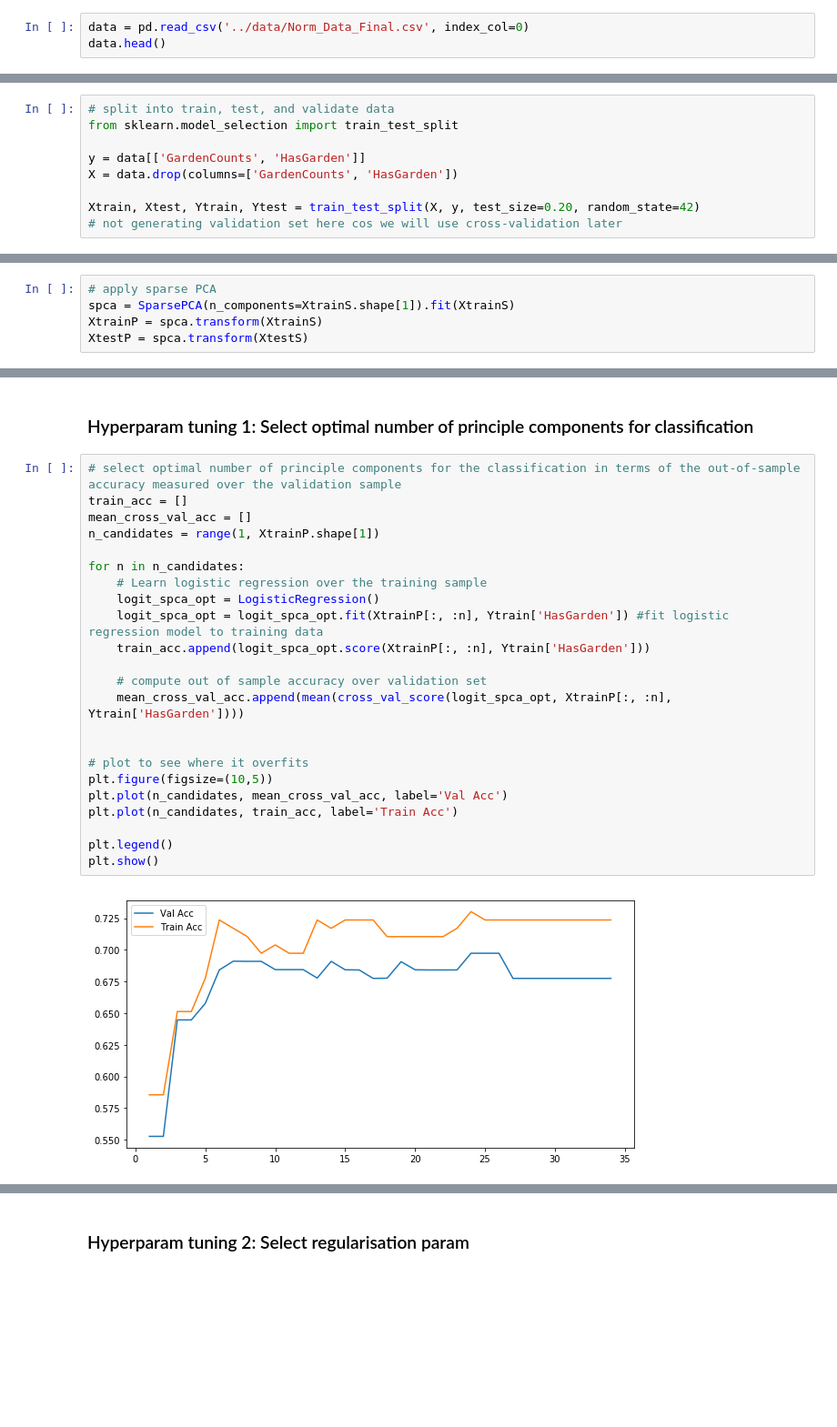
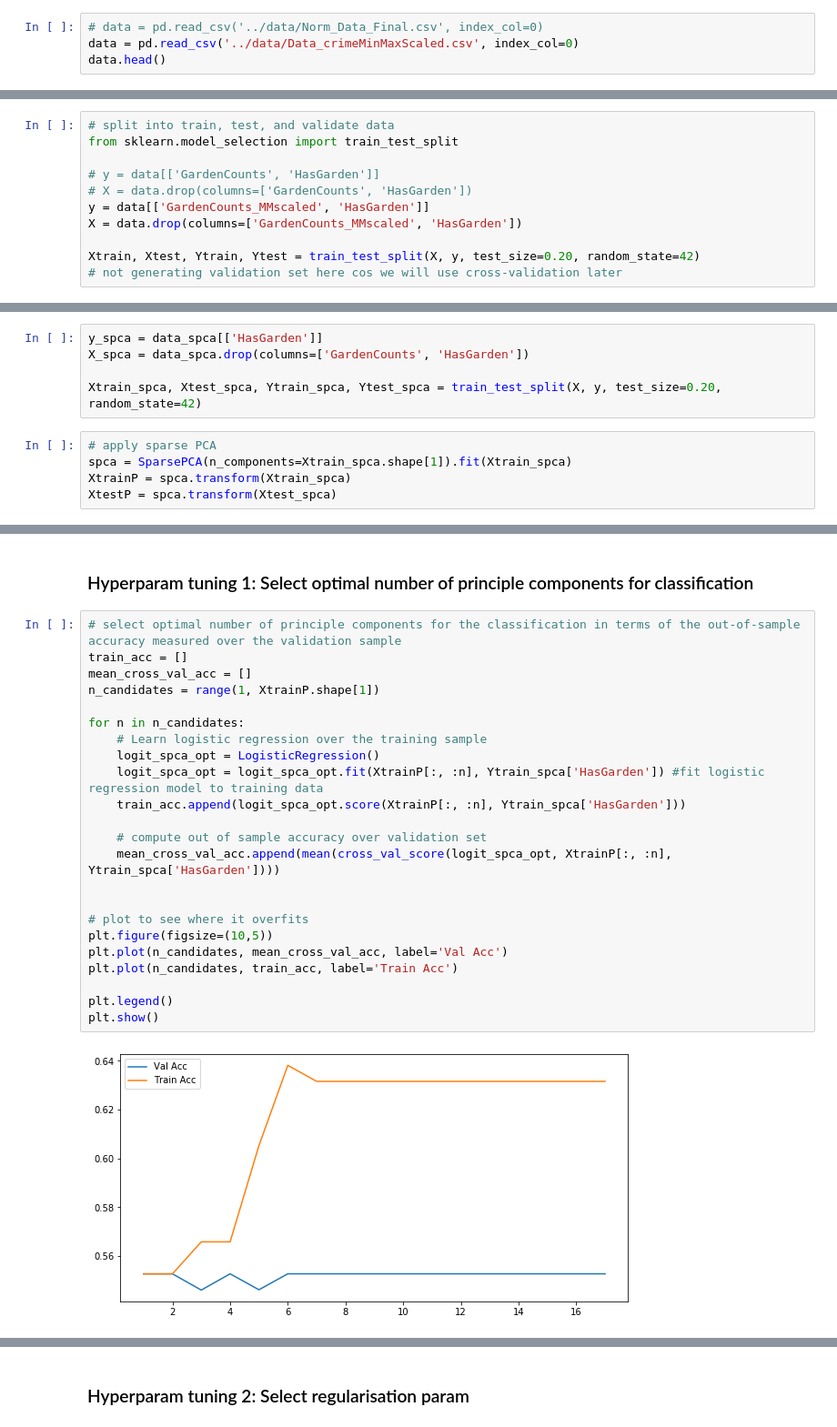
Before and after one commit to leonaisabelle/CUSP-ADS-Project, a Jupyter notebook: modelling_notebooks/binary_classification.ipynb, the cells around one changed output, grey strips where cells are left out. Shown: that part at 91% size. Saved outputs shown, nothing was run; the diff lists cells and outputs as text; blank space fills up the shorter version.

```diff
--- a/modelling_notebooks/binary_classification.ipynb
+++ b/modelling_notebooks/binary_classification.ipynb
@@ -16,6 +16,7 @@ warnings.simplefilter(action='ignore', category=UserWarning)
 # %% [output]
 Populating the interactive namespace from numpy and matplotlib
 # %%
-data = pd.read_csv('../data/Norm_Data_Final.csv', index_col=0)
+# data = pd.read_csv('../data/Norm_Data_Final.csv', index_col=0)
+data = pd.read_csv('../data/Data_crimeMinMaxScaled.csv', index_col=0)
 data.head()
 # %% [output]
@@ -31,8 +31,10 @@ data.head()
 # split into train, test, and validate data
 from sklearn.model_selection import train_test_split
 
-y = data[['GardenCounts', 'HasGarden']]
-X = data.drop(columns=['GardenCounts', 'HasGarden'])
+# y = data[['GardenCounts', 'HasGarden']]
+# X = data.drop(columns=['GardenCounts', 'HasGarden'])
+y = data[['GardenCounts_MMscaled', 'HasGarden']]
+X = data.drop(columns=['GardenCounts_MMscaled', 'HasGarden'])
 
 Xtrain, Xtest, Ytrain, Ytest = train_test_split(X, y, test_size=0.20, random_state=42)
 # not generating validation set here cos we will use cross-validation later
@@ -149,8 +211,13 @@ from sklearn.decomposition import SparsePCA
+# %%
+y_spca = data_spca[['HasGarden']]
+X_spca = data_spca.drop(columns=['GardenCounts', 'HasGarden'])
+
+Xtrain_spca, Xtest_spca, Ytrain_spca, Ytest_spca = train_test_split(X, y, test_size=0.20, random_state=42)
 # %%
 # apply sparse PCA
-spca = SparsePCA(n_components=XtrainS.shape[1]).fit(XtrainS)
-XtrainP = spca.transform(XtrainS)
-XtestP = spca.transform(XtestS)
+spca = SparsePCA(n_components=Xtrain_spca.shape[1]).fit(Xtrain_spca)
+XtrainP = spca.transform(Xtrain_spca)
+XtestP = spca.transform(Xtest_spca)
 # %%
 print(XtrainP.shape)
 print(XtestP.shape)
@@ -194,28 +267,28 @@ logit_spca.score(XtestP, Ytest['HasGarden'])
 # %%
 # select optimal number of principle components for the classification in terms of the out-of-sample accuracy measured over the validation sample
 train_acc = []
 mean_cross_val_acc = []
 n_candidates = range(1, XtrainP.shape[1])
 
 for n in n_candidates:
     # Learn logistic regression over the training sample
     logit_spca_opt = LogisticRegression()
-    logit_spca_opt = logit_spca_opt.fit(XtrainP[:, :n], Ytrain['HasGarden']) #fit logistic regression model to training data
-    train_acc.append(logit_spca_opt.score(XtrainP[:, :n], Ytrain['HasGarden']))
+    logit_spca_opt = logit_spca_opt.fit(XtrainP[:, :n], Ytrain_spca['HasGarden']) #fit logistic regression model to training data
+    train_acc.append(logit_spca_opt.score(XtrainP[:, :n], Ytrain_spca['HasGarden']))
 
     # compute out of sample accuracy over validation set
-    mean_cross_val_acc.append(mean(cross_val_score(logit_spca_opt, XtrainP[:, :n], Ytrain['HasGarden'])))
+    mean_cross_val_acc.append(mean(cross_val_score(logit_spca_opt, XtrainP[:, :n], Ytrain_spca['HasGarden'])))
 
 
 # plot to see where it overfits
 plt.figure(figsize=(10,5))
 plt.plot(n_candidates, mean_cross_val_acc, label='Val Acc')
 plt.plot(n_candidates, train_acc, label='Train Acc')
 
 plt.legend()
 plt.show()
 # %% [output]
-[figure, old version]
+[figure, new version]
 # %%
 # best num of components
 optimal_n = n_candidates[np.argmax(mean_cross_val_acc)]
```
Also changed, not shown: parts of 30 cells of this notebook.
